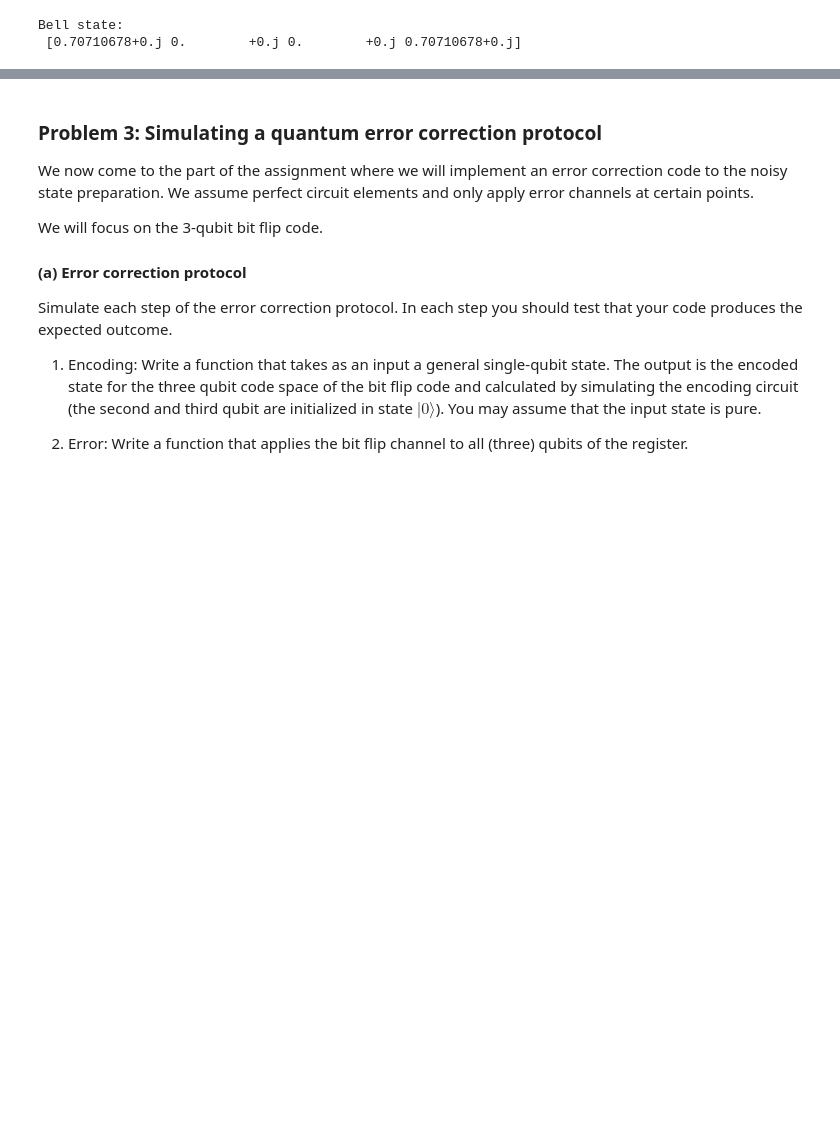
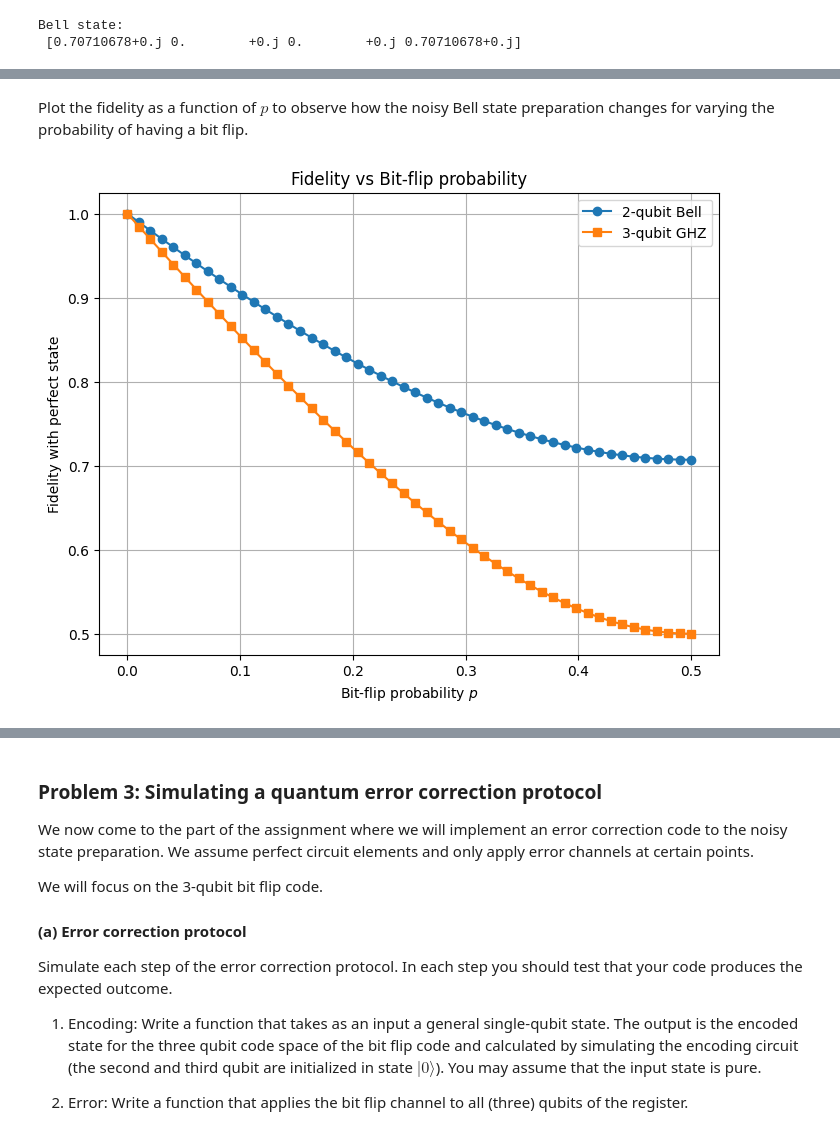
Before and after one commit to Abiyzelalem27/Quantum_Algorithms, a Jupyter notebook: Simulating_noisy.ipynb, the cells around one changed output, grey strips where cells are left out. Saved outputs shown, nothing was run; the diff lists cells and outputs as text; code cells hidden in the pictures; blank space fills up the shorter version.

```diff
--- a/Simulating_noisy.ipynb
+++ b/Simulating_noisy.ipynb
@@ -1627,0 +1659,13 @@ Density matrix:
+# %%
+p = 0.2
+n = 4
+psi = ket_plus
+initial_state = np.kron(np.kron(psi(), psi()), np.kron(psi(), psi()))
+print("initial_state :\n", initial_state)
+print()
+rho_in = np.outer(initial_state, initial_state.conj())
+kraus_dep = depolarizing_kraus_nqubits(p, n)
+rho_out = apply_kraus(rho_in, kraus_dep)
+print("Density matrix:\n", rho_in)
+print()
+print("Density matrix after depolarizing channel:\n", rho_out)
@@ -1716,0 +1932,56 @@ Fidelity after 3-qubit bit-flip:
+# %% [markdown]
+Plot the fidelity as a function of $p$ to observe how the noisy Bell state preparation changes for varying the probability of having a bit flip.
+# %%
+import numpy as np
+import matplotlib.pyplot as plt
+
+# Range of bit-flip probabilities
+p_values = np.linspace(0, 0.5, 50)
+
+# Prepare arrays to store fidelities
+fidelity_2q = []
+fidelity_3q = []
+
+# Loop over p values
+for p in p_values:
+    # --- 2-qubit Bell state ---
+    initial_state = np.kron(ket0(), ket0())
+    H1 = np.kron(H, I)
+    state_after_H = H1 @ initial_state
+    CNOT12 = controlled_gate(X, 0, 1, 2)
+    psi_bell = CNOT12 @ state_after_H
+    rho_bell = dm(psi_bell)
+
+    kraus_2q = bit_flip_kraus_nqubits(p=p, n=2)
+    rho_noisy_2q = apply_kraus(rho_bell, kraus_2q)
+
+    F2 = np.sqrt(np.abs(np.vdot(psi_bell, rho_noisy_2q @ psi_bell)))
+    fidelity_2q.append(F2)
+
+    # --- 3-qubit GHZ state ---
+    psi_ghz = (np.kron(np.kron(ket0(), ket0()), ket0()) +
+               np.kron(np.kron(ket1(), ket1()), ket1())) / np.sqrt(2)
+    rho_ghz = dm(psi_ghz)
+
+    kraus_3q = bit_flip_kraus_nqubits(p=p, n=3)
+    rho_noisy_3q = apply_kraus(rho_ghz, kraus_3q)
+
+    F3 = np.sqrt(np.abs(np.vdot(psi_ghz, rho_noisy_3q @ psi_ghz)))
+    fidelity_3q.append(F3)
+
+# Convert to numpy arrays
+fidelity_2q = np.array(fidelity_2q)
+fidelity_3q = np.array(fidelity_3q)
+
+# --- Plot ---
+plt.figure(figsize=(8,6))
+plt.plot(p_values, fidelity_2q, 'o-', label='2-qubit Bell')
+plt.plot(p_values, fidelity_3q, 's-', label='3-qubit GHZ')
+plt.xlabel("Bit-flip probability $p$")
+plt.ylabel("Fidelity with perfect state")
+plt.title("Fidelity vs Bit-flip probability")
+plt.grid(True)
+plt.legend()
+plt.show()
+# %% [output]
+[figure, added]
```
Also changed, not shown: parts of 42 cells of this notebook, 1 other file.
